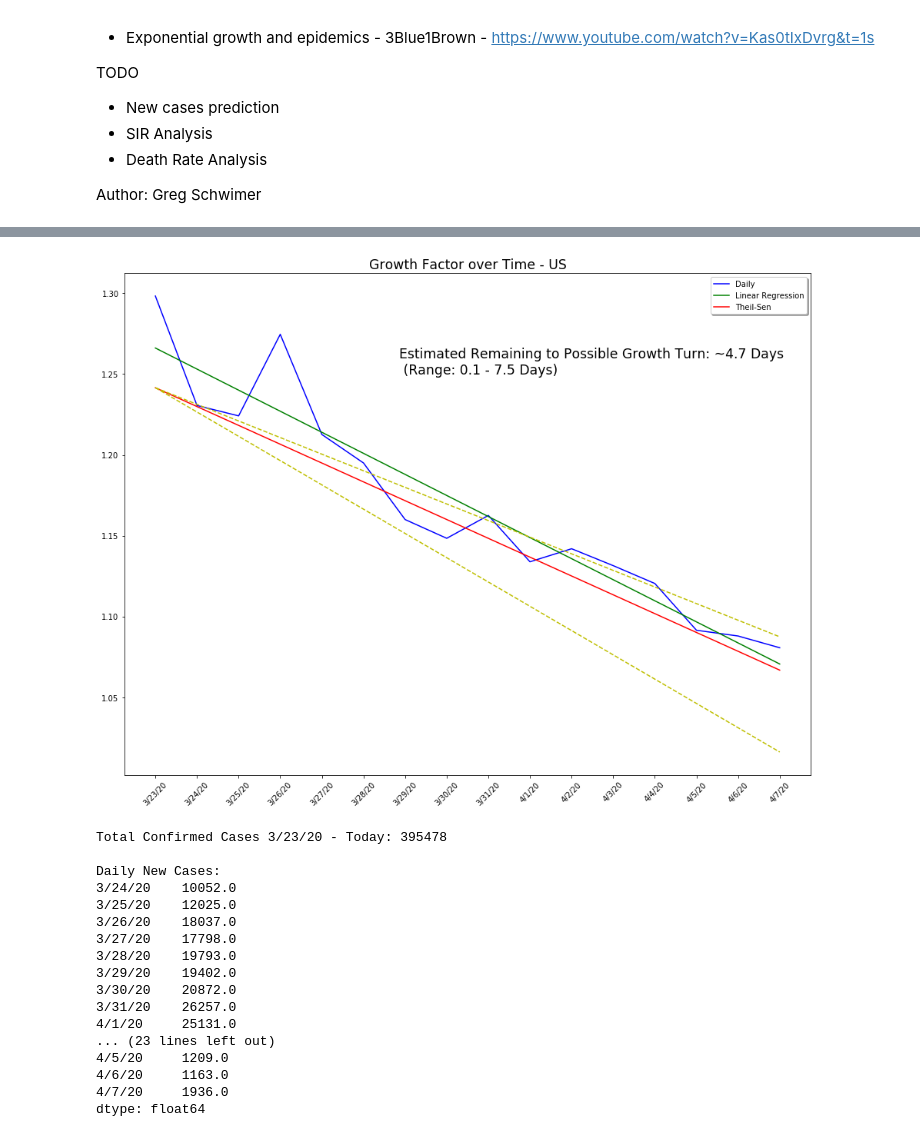
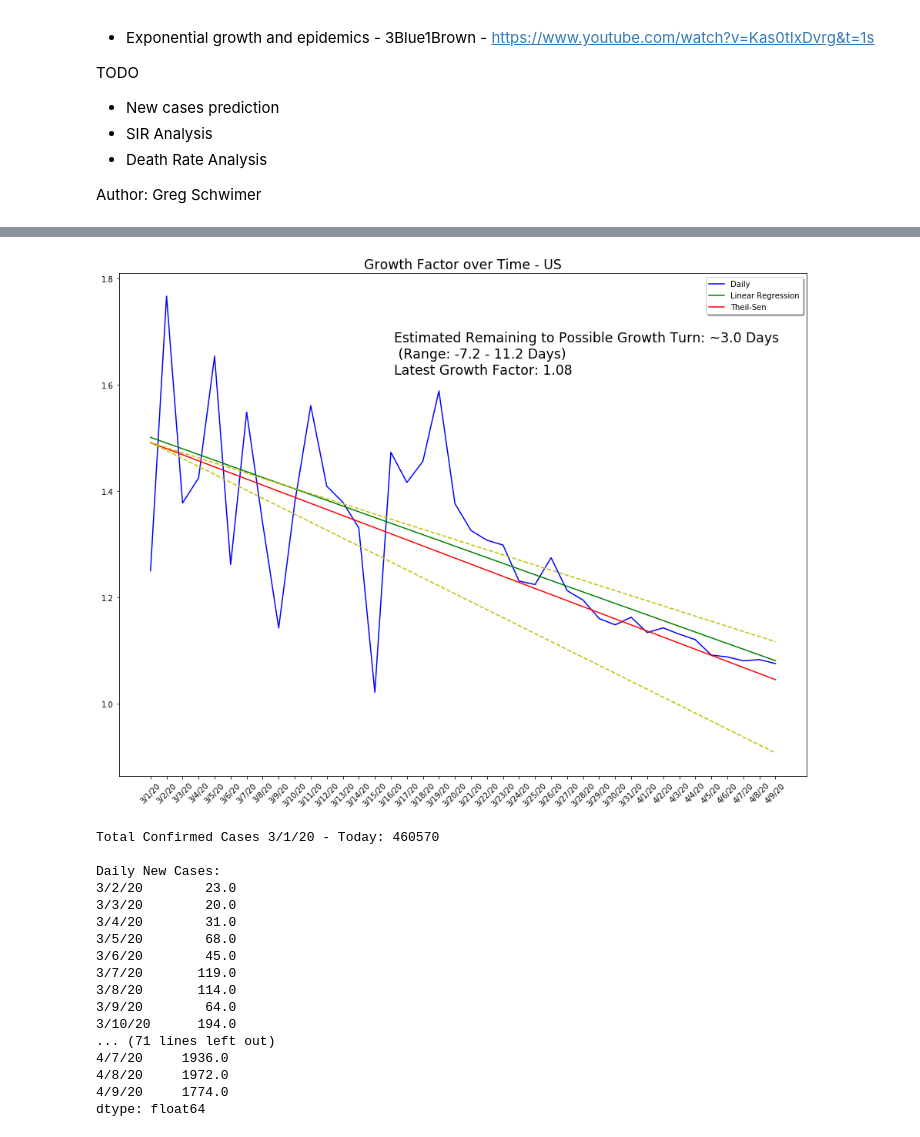
Before and after one commit to gschwim/COVID-19-Looking-Glass, a Jupyter notebook: COVID-19 Looking Glass.ipynb, the cells around one changed output, grey strips where cells are left out. Cells and saved outputs as stored; diff of their text form; code cells hidden in the pictures.

```diff
--- a/COVID-19 Looking Glass.ipynb
+++ b/COVID-19 Looking Glass.ipynb
@@ -34,7 +34,7 @@ Author: Greg Schwimer
 state = 'US'
 
 # Adjust to the start date. Data goes back to 1/1/20
-start_date = '3/23/20'
+start_date = '3/1/20'
 
 # Adjust the end date if desired
 end_date = 'Today'
@@ -164,36 +164,36 @@ linreg = pd.Series([(lr[1] + lr[0] * x) for x in range(growth.shape[0])],
 # theil slope to establish the growth trend
 ts = stats.theilslopes(growth.values, range(growth.shape[0]), 0.95)
 tslopes = pd.Series([(ts[1] + ts[0] * x) for x in range(growth.shape[0])],
                     index=growth.index)
 tslopes_lower = pd.Series([(ts[1] + ts[2] * x) for x in range(growth.shape[0])],
                           index=growth.index)
 tslopes_upper = pd.Series([(ts[1] + ts[3] * x) for x in range(growth.shape[0])],
                           index=growth.index)
 
 # How long until growth factor 1?
 days_to_one = ((1 - ts[1]) / ts[0]) - growth.shape[0]
 days_to_one_low = ((1 - ts[1]) / ts[2]) - growth.shape[0]
 days_to_one_hi = ((1 - ts[1]) / ts[3]) - growth.shape[0]
 
 # plot the growth factor and trend
 
 fig = plt.figure(figsize=(16,12))
 ax = fig.add_subplot(111)
 ax.plot(growth, 'b-')
 ax.plot(linreg, 'g-')
 ax.plot(tslopes, 'r-')
 ax.plot(tslopes_upper, 'y--')
 ax.plot(tslopes_lower, 'y--')
 ax.text(.4, .8,
-        'Estimated Remaining to Possible Growth Turn: ~{:.1f} Days\n (Range: {:.1f} - {:.1f} Days)'\
-        .format(days_to_one, days_to_one_low, days_to_one_hi),
+        'Estimated Remaining to Possible Growth Turn: ~{:.1f} Days\n (Range: {:.1f} - {:.1f} Days)\nLatest Growth Factor: {:.2f}'\
+        .format(days_to_one, days_to_one_low, days_to_one_hi, growth[-1]),
         fontsize='xx-large', transform=ax.transAxes)
 plt.xticks(rotation=45)
 plt.legend(('Daily', 'Linear Regression', 'Theil-Sen'), shadow=True, loc='upper right')
 plt.title('Growth Factor over Time - {}'.format(state), fontsize='xx-large')
 plt.show()
 # %% [output]
-[figure, old version]
+[figure, new version]
 # %%
 total_cases = counts[-1]
 daily_counts = (counts - counts.shift()).dropna()
@@ -208,20 +208,20 @@ daily_deaths = (dcounts - dcounts.shift()).dropna()
 print('Total Deaths {} - {}: {}\n'.format(start_date, end_date, total_deaths))
 print('Daily Deaths:\n{}'.format(daily_deaths))
 # %% [output]
-Total Confirmed Cases 3/23/20 - Today: 395478
+Total Confirmed Cases 3/1/20 - Today: 460570
 
 Daily New Cases:
-3/24/20    10052.0
-3/25/20    12025.0
-3/26/20    18037.0
-3/27/20    17798.0
-3/28/20    19793.0
-3/29/20    19402.0
-3/30/20    20872.0
-3/31/20    26257.0
-4/1/20     25131.0
-... (23 lines left out)
-4/5/20     1209.0
-4/6/20     1163.0
+3/2/20        23.0
+3/3/20        20.0
+3/4/20        31.0
+3/5/20        68.0
+3/6/20        45.0
+3/7/20       119.0
+3/8/20       114.0
+3/9/20        64.0
+3/10/20      194.0
+... (71 lines left out)
 4/7/20     1936.0
+4/8/20     1972.0
+4/9/20     1774.0
 dtype: float64
```
Also changed, not shown: parts of 2 cells of this notebook.
